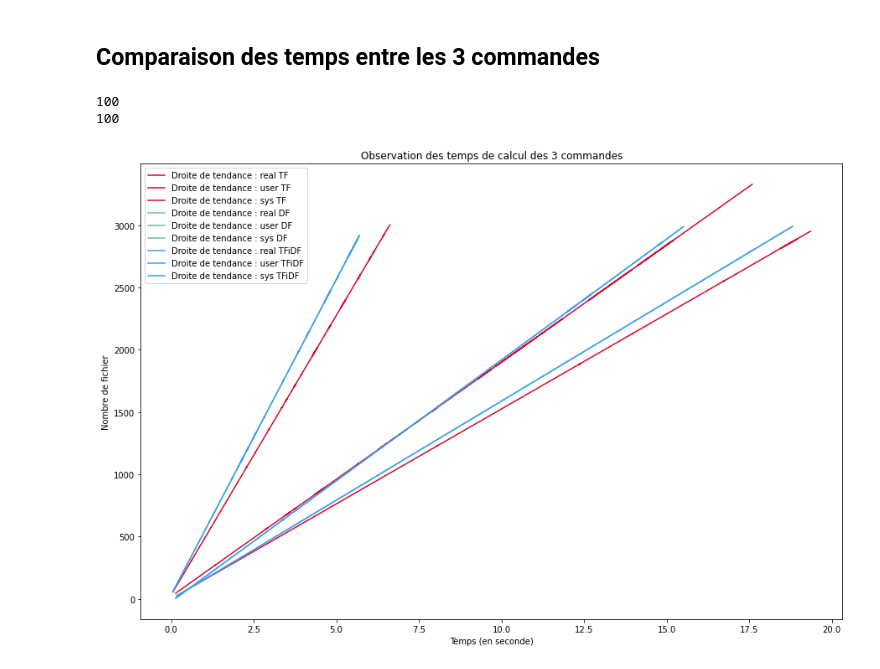
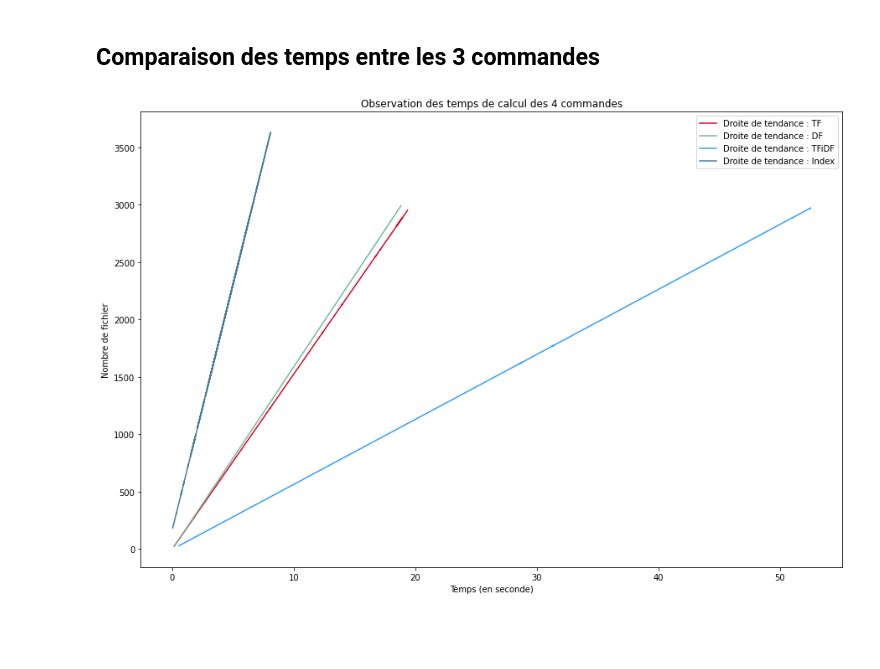
Before and after one commit to nSakk/donnee-web-moteur-recherche, a Jupyter notebook: lineaire/graph.ipynb, the cells around one changed output. Cells and saved outputs as stored; diff of their text form; code cells hidden in the pictures; blank space fills up the shorter version.

```diff
--- a/lineaire/graph.ipynb
+++ b/lineaire/graph.ipynb
@@ -252,69 +252,25 @@ fig.savefig("index.jpg")
 [figure]
 # %% [markdown]
 ## Comparaison des temps entre les 3 commandes
-# %%
-data = {
-    "real" : [],
-    "user" : [],
-    "sys" : []
-}
-
-nbFile = []
-for i in range(100):
-    nbFile.append(30 * (i + 1))
-
-
-with open("data_tfidf.txt", "r") as f:
-    count = 0
-    lines = f.readlines()
-
-
-    for line in lines:
-
-        line = float(line.split(" ")[1].replace(",", "."))
-        if count == 0:
-            data["real"].append(line)
-            count += 1
-
-        elif count == 1:
-            data["user"].append(line)
-            count += 1
-
-        elif count == 2:
-            data["sys"].append(line)
-            count = 0
-
-print(len(nbFile))
-print(len(data["sys"]))
-
-data_tfidf = data
-# %% [output]
-100
-100
 # %%
 fig, ax = plt.subplots(1, 1, figsize=(15, 10))
 
 #Scatter point
-color = ["#d90429", "#73ba9b", "#339cff"]
-label = ["real", "user", "sys"]
-name = ["TF", "DF", "TFiDF"]
+color = ["#d90429", "#73ba9b", "#339cff", "#457b9d"]
+name = ["TF", "DF", "TFiDF", "Index"]
 
-data = [data_tf, data_df, data_tfidf]
+data = [data_tf, data_df, data_tfidf, data_index]
 c = 0
 
 for d in data:
-    for i in range(len(d)):
-
-        #ax.scatter(d[label[i]], nbFile, color = color[c], label=name[c] + " " + label[i])
-
-        # Courbe de tendance
-        popt, pcov = curve_fit(func, d[label[i]], nbFile)
-        ax.plot(d[label[i]], np.polyval(popt, d[label[i]]), '-', label = "Droite de tendance : " + label[i] + " " + name[c], color = color[c])
+    # Courbe de tendance
+    popt, pcov = curve_fit(func, d["user"], nbFile)
+    ax.plot(d["user"], np.polyval(popt, d["user"]), '-', label = "Droite de tendance : " + name[c], color = color[c])
     c += 1
 
 ax.legend()
-ax.set(title="Observation des temps de calcul des 3 commandes", xlabel = "Temps (en seconde)", ylabel = "Nombre de fichier")
+ax.set(title="Observation des temps de calcul des 4 commandes", xlabel = "Temps (en seconde)", ylabel = "Nombre de fichier")
 
-fig.savefig("3commands.jpg")
+fig.savefig("4commands.jpg")
 # %% [output]
-[figure, old version]
+[figure, new version]
```
Also changed, not shown: 4 other files.
